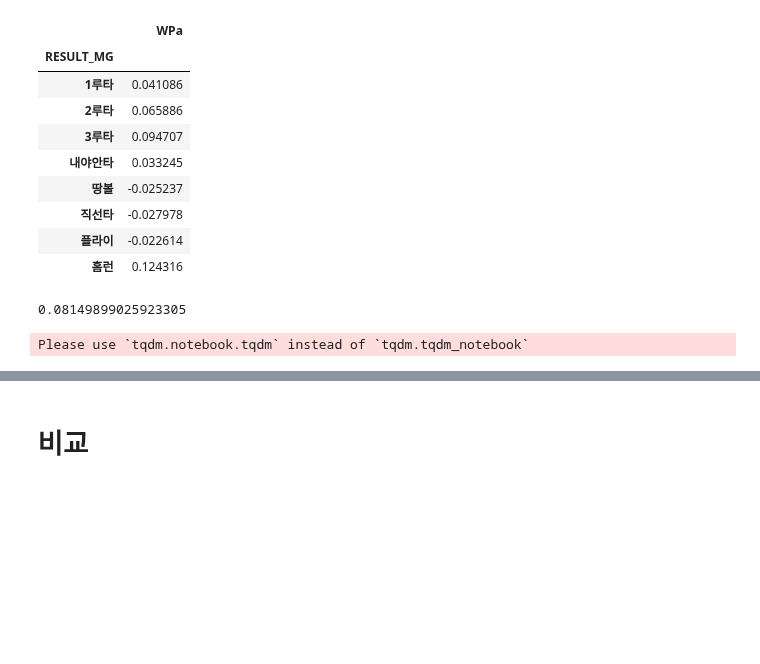
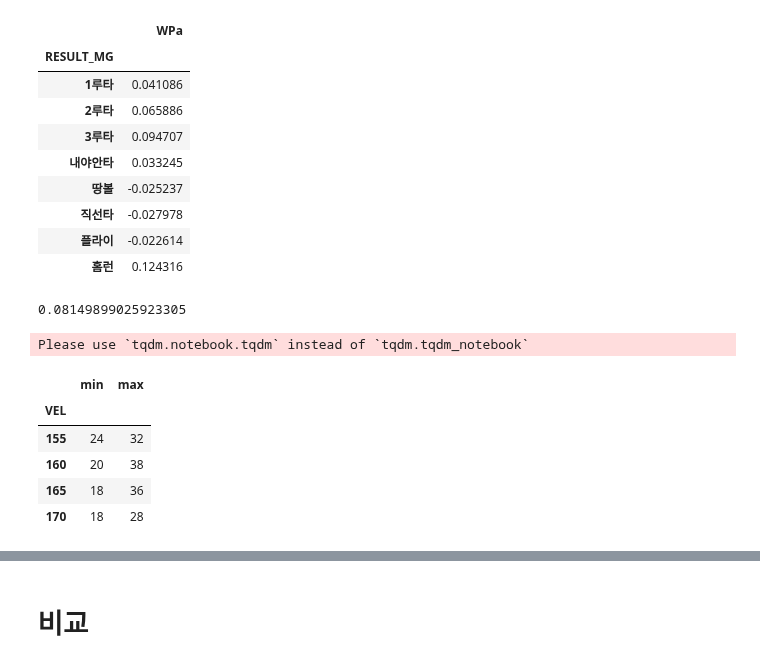
Before and after one commit to KimGriezmann/Bigcontest_2021, a Jupyter notebook: working_space_SeongGwan/Bigcontest_Barrel_def.ipynb, the cells around one changed output, grey strips where cells are left out. Drawn from its saved outputs; the diff is of its cells as text; code cells hidden in the pictures; blank space fills up the shorter version.

```diff
--- a/working_space_SeongGwan/Bigcontest_Barrel_def.ipynb
+++ b/working_space_SeongGwan/Bigcontest_Barrel_def.ipynb
@@ -258,11 +271,19 @@ Please use `tqdm.notebook.tqdm` instead of `tqdm.tqdm_notebook`
 # %%
 def group_fuc(x):
     d={}
     d['min'] = x['ANG'].min()
     d['max'] = x['ANG'].max()
     return pd.Series(d)
 
 cl_barrel = cl_barrel_df.groupby(cl_barrel_df['VEL']).apply(group_fuc)
+cl_barrel
+# %% [output]
+|  | min | max |
+| VEL |  |  |
+| 155 | 24 | 32 |
+| 160 | 20 | 38 |
+| 165 | 18 | 36 |
+| 170 | 18 | 28 |
 # %%
 fig, ax = plt.subplots(figsize=(12,12))
 ax.set_title('클러치배럴 (WPa 8% 이상) 범위', fontdict={'fontsize' : 30})
```
Also changed, not shown: parts of 7 cells of this notebook.
